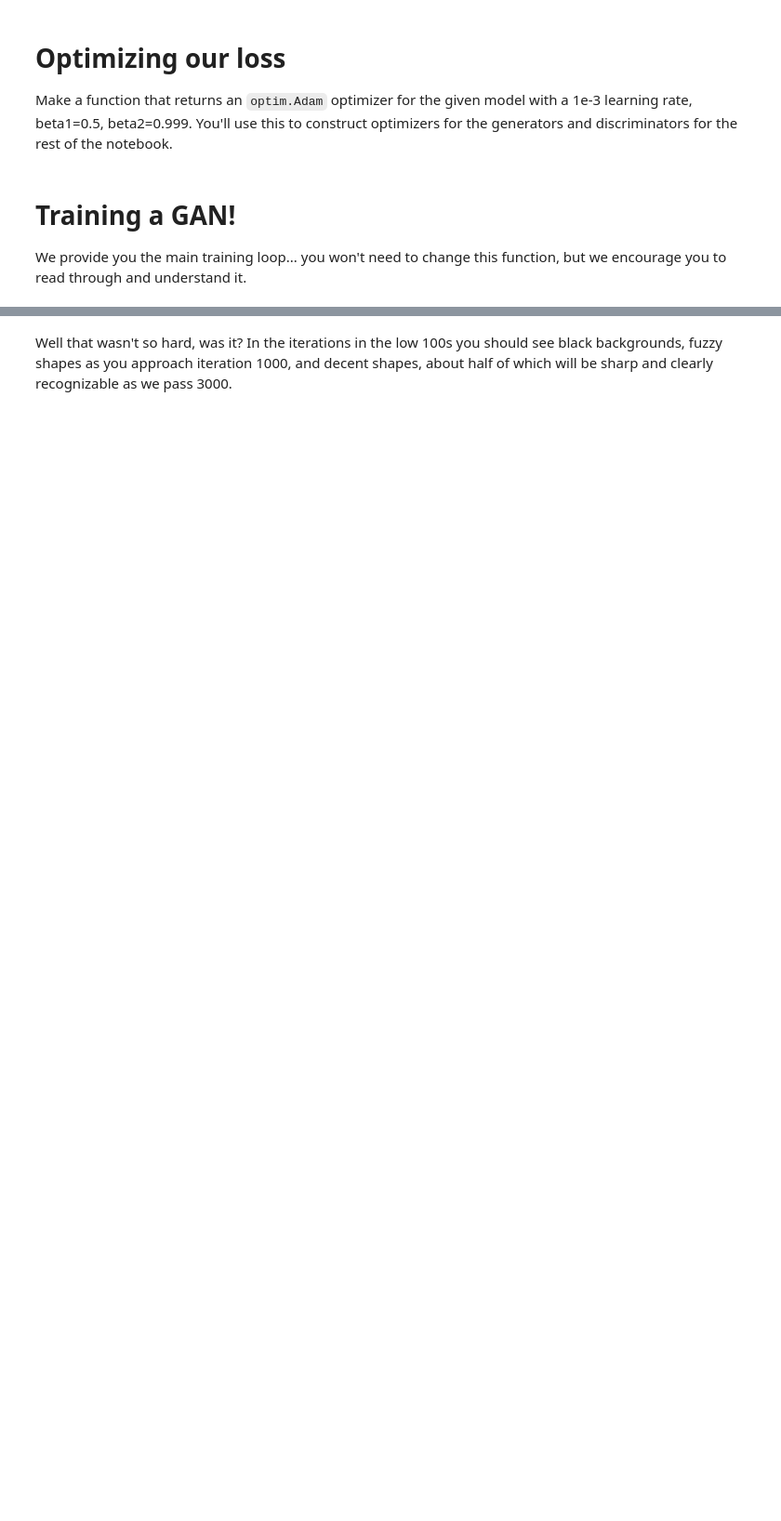
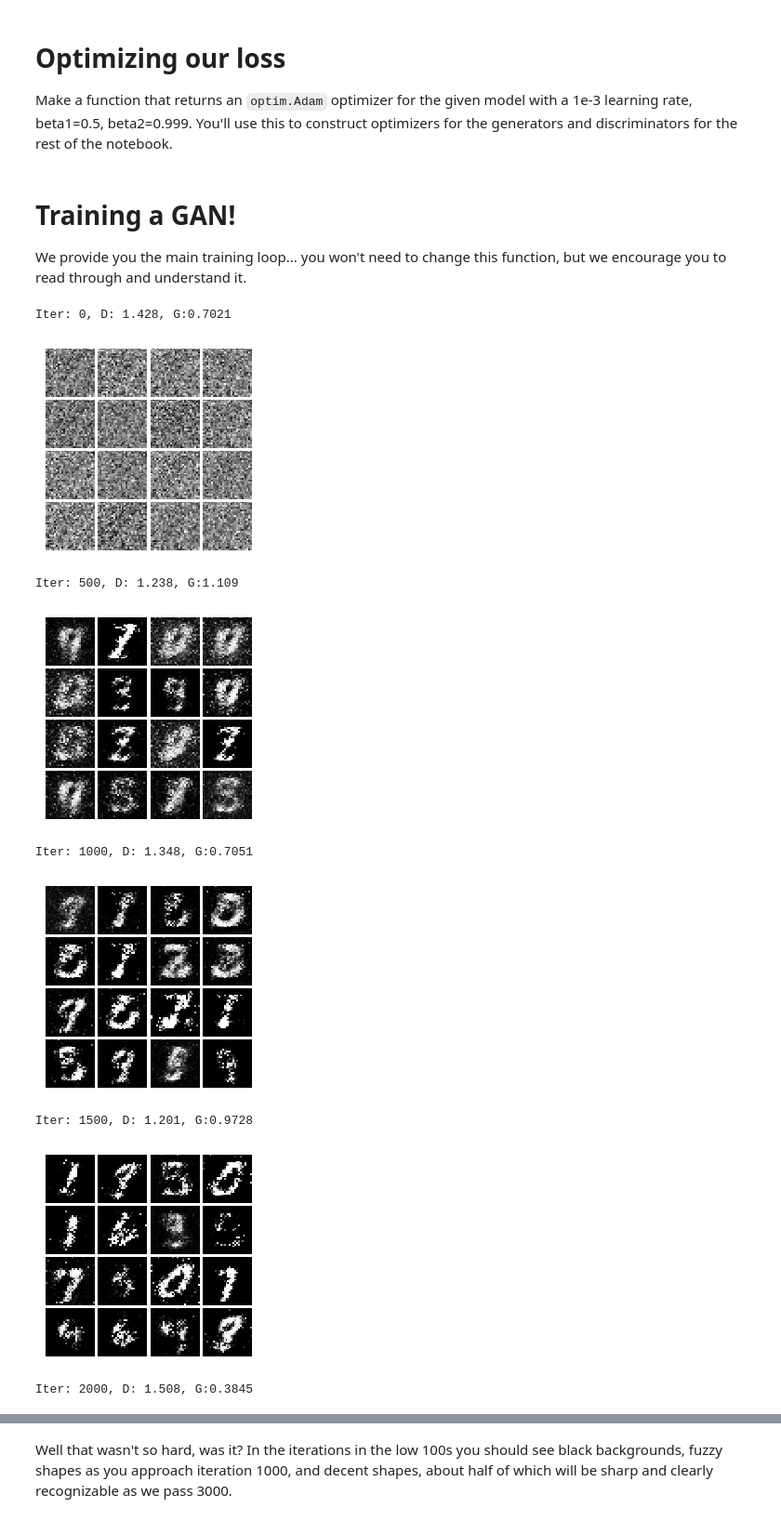
Before and after one commit to avivrosenberg/deep-learning-hw2, a Jupyter notebook: GANs.ipynb, the cells around one changed output, grey strips where cells are left out. Shown: that part at 93% size. Saved outputs shown, nothing was run; the diff lists cells and outputs as text; code cells hidden in the pictures; blank space fills up the shorter version.

```diff
--- a/GANs.ipynb
+++ b/GANs.ipynb
@@ -153,7 +152,8 @@ def sample_noise(batch_size, dim):
     - A PyTorch Tensor of shape (batch_size, dim) containing uniform
       random noise in the range (-1, 1).
     """
-    pass
+    low, high = -1, 1
+    return (torch.rand(batch_size, dim) * (high - low) + low)
 # %% [markdown]
 Make sure noise is the correct shape and type:
 # %%
@@ -250,6 +270,16 @@ def generator(noise_dim=NOISE_DIM):
     Build and return a PyTorch model implementing the architecture above.
     """
     model = nn.Sequential(
+        nn.Linear(noise_dim, 1024, bias=True),
+        nn.ReLU(inplace=True),
+
+        nn.Linear(1024, 1024, bias=True),
+        nn.ReLU(inplace=True),
+
+        nn.Linear(1024, 784, bias=True),
+        nn.Tanh(),
+
+        Unflatten(N=batch_size, C=DATA_C, H=DATA_H, W=DATA_W)
     )
     return model
 # %% [markdown]
@@ -316,8 +357,14 @@ def discriminator_loss(logits_real, logits_fake):
     Returns:
     - loss: PyTorch Tensor containing (scalar) the loss for the discriminator.
     """
-    loss = None
-    return loss
+
+    real_labels = torch.ones_like(logits_real).type(dtype)
+    fake_labels = torch.zeros_like(logits_fake).type(dtype)
+
+    real_loss = bce_loss(logits_real, real_labels)
+    fake_loss = bce_loss(logits_fake, fake_labels)
+
+    return (real_loss + fake_loss)
 
 def generator_loss(logits_fake):
     """
@@ -329,7 +376,12 @@ def generator_loss(logits_fake):
     Returns:
     - loss: PyTorch Tensor containing the (scalar) loss for the generator.
     """
-    loss = None
+
+    real_labels = torch.ones_like(logits_fake).type(dtype)
+
+    # For the generator, we compute the loss with REAL labels against results from FAKE data (D(G(z))).
+    # The reasoning is that we want the fake to fool the Discriminator, i.e. "look real" to it.
+    loss = bce_loss(logits_fake, real_labels)
     return loss
 # %% [markdown]
 Test your generator and discriminator loss. You should see errors < 1e-7.
@@ -362,7 +417,7 @@ def get_optimizer(model):
     Returns:
     - An Adam optimizer for the model with the desired hyperparameters.
     """
-    optimizer = None
+    optimizer = optim.Adam(model.parameters(), lr=1e-3, betas=(0.5, 0.999))
     return optimizer
 # %% [markdown]
 # Training a GAN!
@@ -421,12 +498,25 @@ def run_a_gan(D, G, D_solver, G_solver, discriminator_loss, generator_loss, show
 # %%
 # Make the discriminator
 D = discriminator().type(dtype)
+#D.apply(initialize_weights)
 
 # Make the generator
 G = generator().type(dtype)
+#G.apply(initialize_weights)
 
 # Use the function you wrote earlier to get optimizers for the Discriminator and the Generator
 D_solver = get_optimizer(D)
 G_solver = get_optimizer(G)
+
 # Run it!
-run_a_gan(D, G, D_solver, G_solver, discriminator_loss, generator_loss)
+run_a_gan(D, G, D_solver, G_solver, discriminator_loss, generator_loss, show_every=500)
+# %% [output]
+Iter: 0, D: 1.428, G:0.7021
+[figure, added]
+Iter: 500, D: 1.238, G:1.109
+[figure, added]
+Iter: 1000, D: 1.348, G:0.7051
+[figure, added]
+Iter: 1500, D: 1.201, G:0.9728
+[figure, added]
+Iter: 2000, D: 1.508, G:0.3845
```
Also changed, not shown: parts of 11 cells of this notebook.
